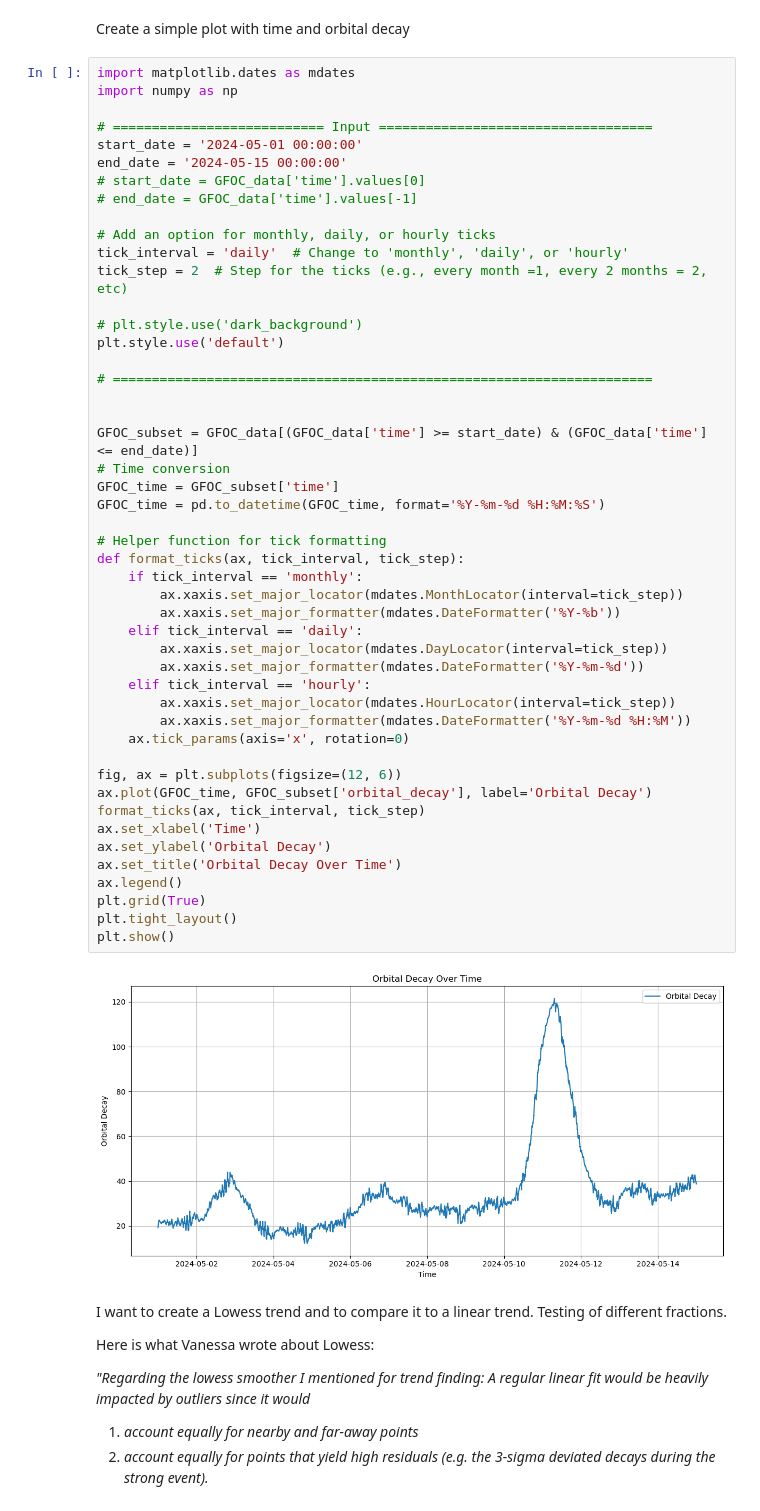
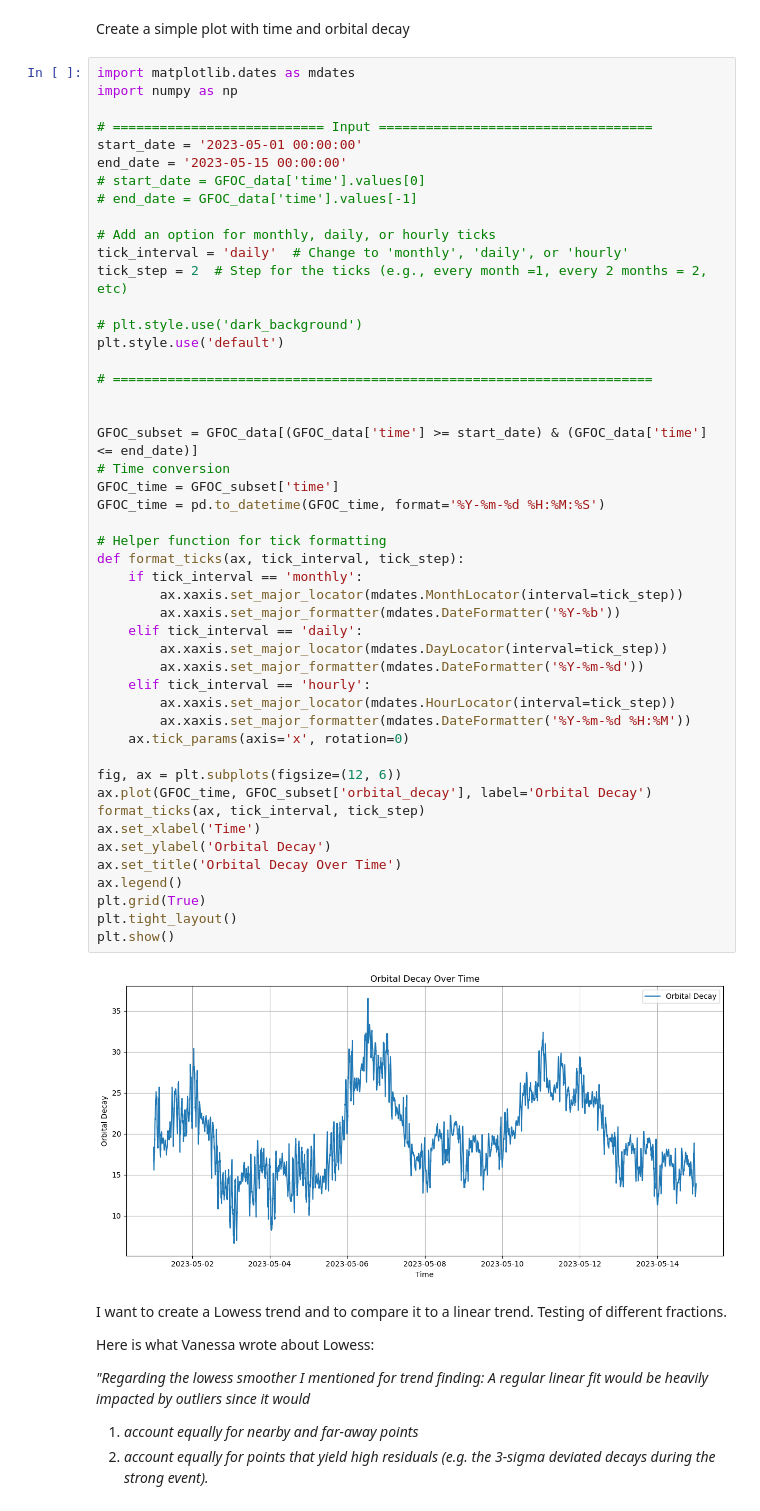
Before and after one commit to David-Student-Bern/MT, a Jupyter notebook: Analysis/Orbital_Decay/Trend_Removal/lowess_smoother.ipynb, the cells around one changed output. Saved outputs shown, nothing was run; the diff lists cells and outputs as text.

```diff
--- a/Analysis/Orbital_Decay/Trend_Removal/lowess_smoother.ipynb
+++ b/Analysis/Orbital_Decay/Trend_Removal/lowess_smoother.ipynb
@@ -57,8 +57,8 @@ import matplotlib.dates as mdates
 import numpy as np
 
 # =========================== Input ===================================
-start_date = '2024-05-01 00:00:00'
-end_date = '2024-05-15 00:00:00'
+start_date = '2023-05-01 00:00:00'
+end_date = '2023-05-15 00:00:00'
 # start_date = GFOC_data['time'].values[0]
 # end_date = GFOC_data['time'].values[-1]
 
@@ -74,34 +74,34 @@ plt.style.use('default')
 
 GFOC_subset = GFOC_data[(GFOC_data['time'] >= start_date) & (GFOC_data['time'] <= end_date)]
 # Time conversion
 GFOC_time = GFOC_subset['time']
 GFOC_time = pd.to_datetime(GFOC_time, format='%Y-%m-%d %H:%M:%S')
 
 # Helper function for tick formatting
 def format_ticks(ax, tick_interval, tick_step):
     if tick_interval == 'monthly':
         ax.xaxis.set_major_locator(mdates.MonthLocator(interval=tick_step))
         ax.xaxis.set_major_formatter(mdates.DateFormatter('%Y-%b'))
     elif tick_interval == 'daily':
         ax.xaxis.set_major_locator(mdates.DayLocator(interval=tick_step))
         ax.xaxis.set_major_formatter(mdates.DateFormatter('%Y-%m-%d'))
     elif tick_interval == 'hourly':
         ax.xaxis.set_major_locator(mdates.HourLocator(interval=tick_step))
         ax.xaxis.set_major_formatter(mdates.DateFormatter('%Y-%m-%d %H:%M'))
     ax.tick_params(axis='x', rotation=0)
 
 fig, ax = plt.subplots(figsize=(12, 6))
 ax.plot(GFOC_time, GFOC_subset['orbital_decay'], label='Orbital Decay')
 format_ticks(ax, tick_interval, tick_step)
 ax.set_xlabel('Time')
 ax.set_ylabel('Orbital Decay')
 ax.set_title('Orbital Decay Over Time')
 ax.legend()
 plt.grid(True)
 plt.tight_layout()
 plt.show()
 # %% [output]
-[figure, old version]
+[figure, new version]
 # %% [markdown]
 I want to create a Lowess trend and to compare it to a linear trend. Testing of different fractions.
 
```
Also changed, not shown: parts of 2 cells of this notebook, 3 other files.
